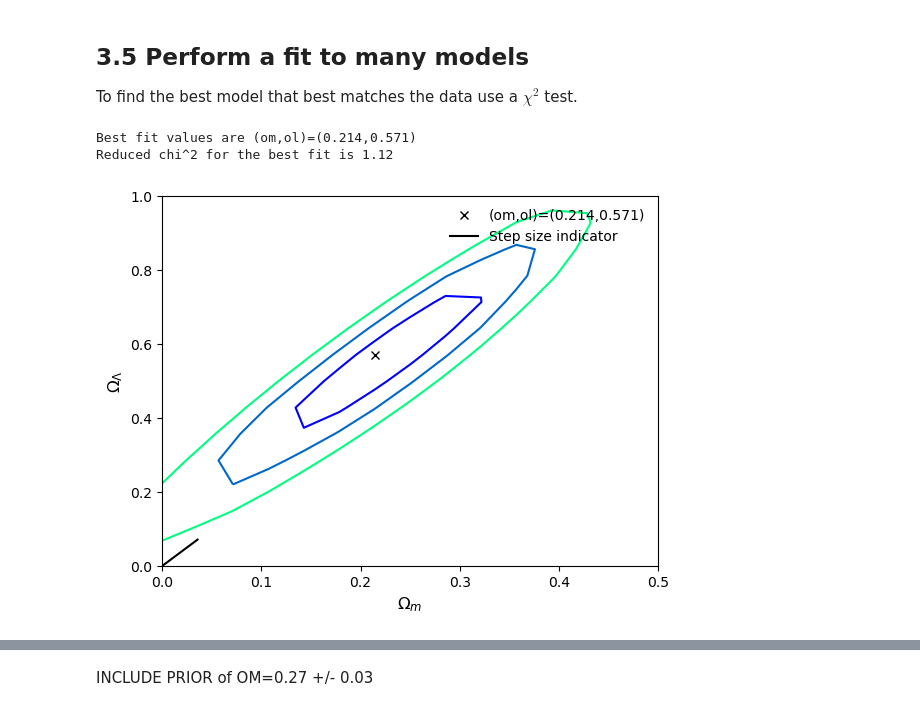
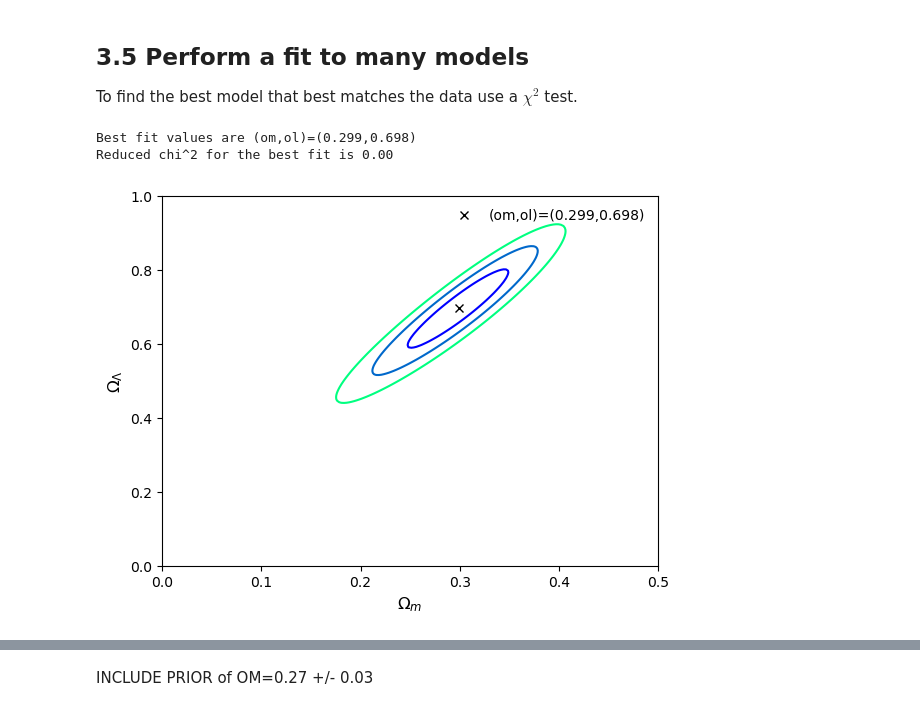
Before and after one commit to scotdevlin/Cosmo_tall, a Jupyter notebook: Fit_Models_Data0.ipynb, the cells around one changed output, grey strips where cells are left out. Saved outputs shown, nothing was run; the diff lists cells and outputs as text; code cells hidden in the pictures.

```diff
--- a/Fit_Models_Data0.ipynb
+++ b/Fit_Models_Data0.ipynb
@@ -82,7 +82,7 @@ def read_data(model_name):
     muerr=d[:,2]
     return zs, mu, muerr
 
-zs, mu, muerr = read_data('Data1')
+zs, mu, muerr = read_data('Data00')
 
 # Plot it to see what it looks like, this is called a Hubble diagram
 plt.errorbar(zs,mu,yerr=muerr,fmt='.',elinewidth=0.7,markersize=4,alpha=0.5)
@@ -184,7 +184,7 @@ plt.show()
 To find the best model that best matches the data use a $\chi^2$ test.
 # %%
 # Set up the arrays for the models you want to test, e.g. a range of Omega_m and Omega_Lambda models:
-n = 15                      # Increase this for a finer grid
+n = 200                    # Increase this for a finer grid
 oms = np.linspace(0.0, 0.5, n)   # Array of matter densities
 ols = np.linspace(0.0, 1.0, n)   # Array of cosmological constant values
 chi2 = np.ones((n, n)) * np.inf  # Array to hold our chi2 values, set initially to super large values
@@ -207,18 +207,18 @@ ibest   = np.unravel_index(indbest,[n,n]) # Converts the best fit index to the 2
 print( 'Best fit values are (om,ol)=(%.3f,%.3f)'%( oms[ibest[0]], ols[ibest[1]] ) )
 print( 'Reduced chi^2 for the best fit is %0.2f'%chi2_reduced[ibest[0],ibest[1]] )
 # %% [output]
-Best fit values are (om,ol)=(0.214,0.571)
-Reduced chi^2 for the best fit is 1.12
+Best fit values are (om,ol)=(0.299,0.698)
+Reduced chi^2 for the best fit is 0.00
 # %%
 # Plot contours of 1, 2, and 3 sigma
 plt.contour(oms,ols,np.transpose(chi2-np.amin(chi2)),cmap="winter",**{'levels':[2.30,6.18,11.83]})
 plt.plot(oms[ibest[0]], ols[ibest[1]],'x',color='black',label='(om,ol)=(%.3f,%.3f)'%( oms[ibest[0]], ols[ibest[1]]) )
 plt.xlabel("$\Omega_m$", fontsize=12)
 plt.ylabel("$\Omega_\Lambda$", fontsize=12)
-plt.plot([oms[0],oms[1]], [ols[0],ols[1]],'-',color='black',label='Step size indicator' ) # Delete this line after making step size smaller!
+#plt.plot([oms[0],oms[1]], [ols[0],ols[1]],'-',color='black',label='Step size indicator' ) # Delete this line after making step size smaller!
 plt.legend(frameon=False)
 #plt.savefig('plots/contours.png', bbox_inches="tight", transparent=True)
 plt.show()
 plt.close()
 # %% [output]
-[figure, old version]
+[figure, new version]
```
Also changed, not shown: parts of 9 cells of this notebook, 8 other files.
